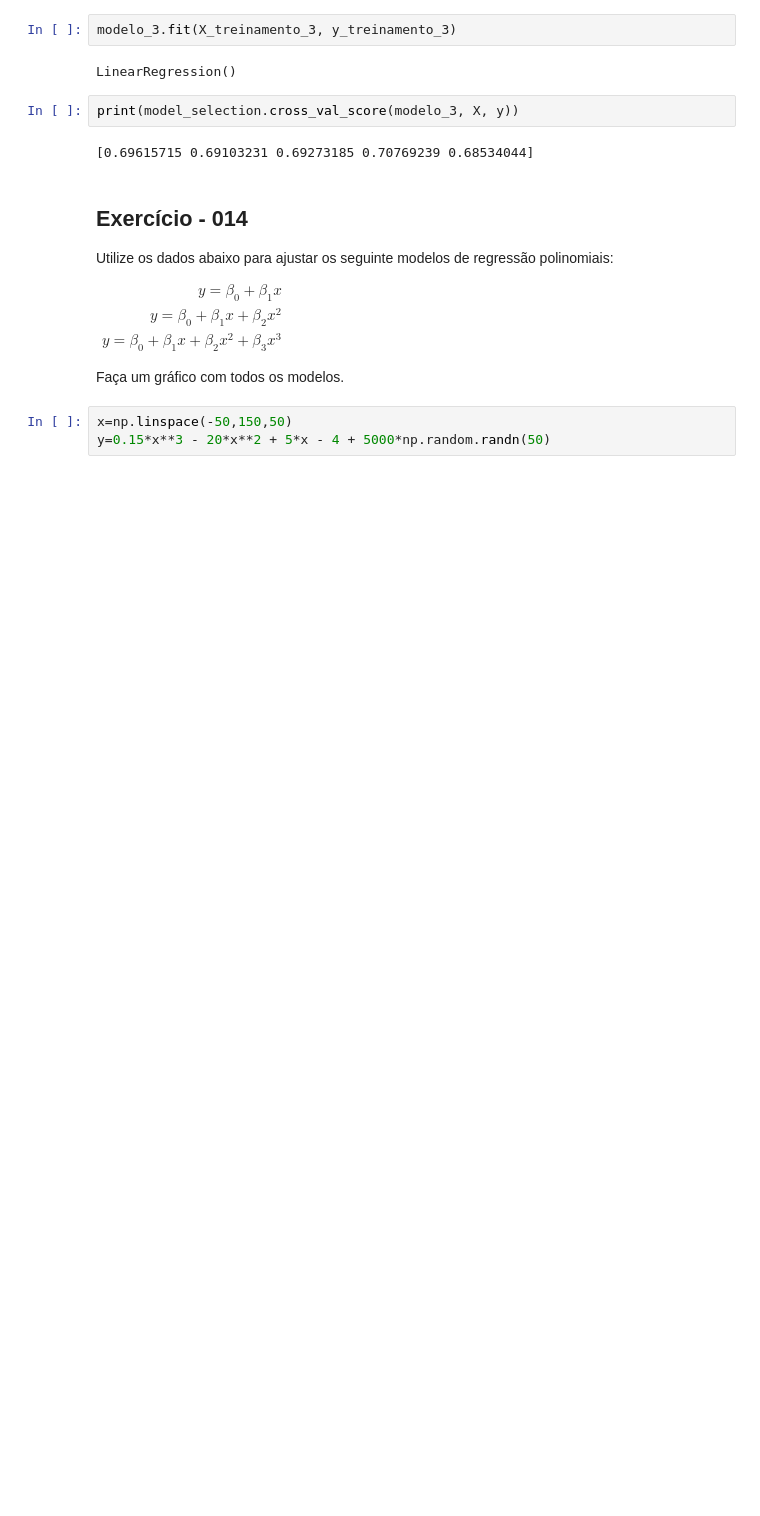
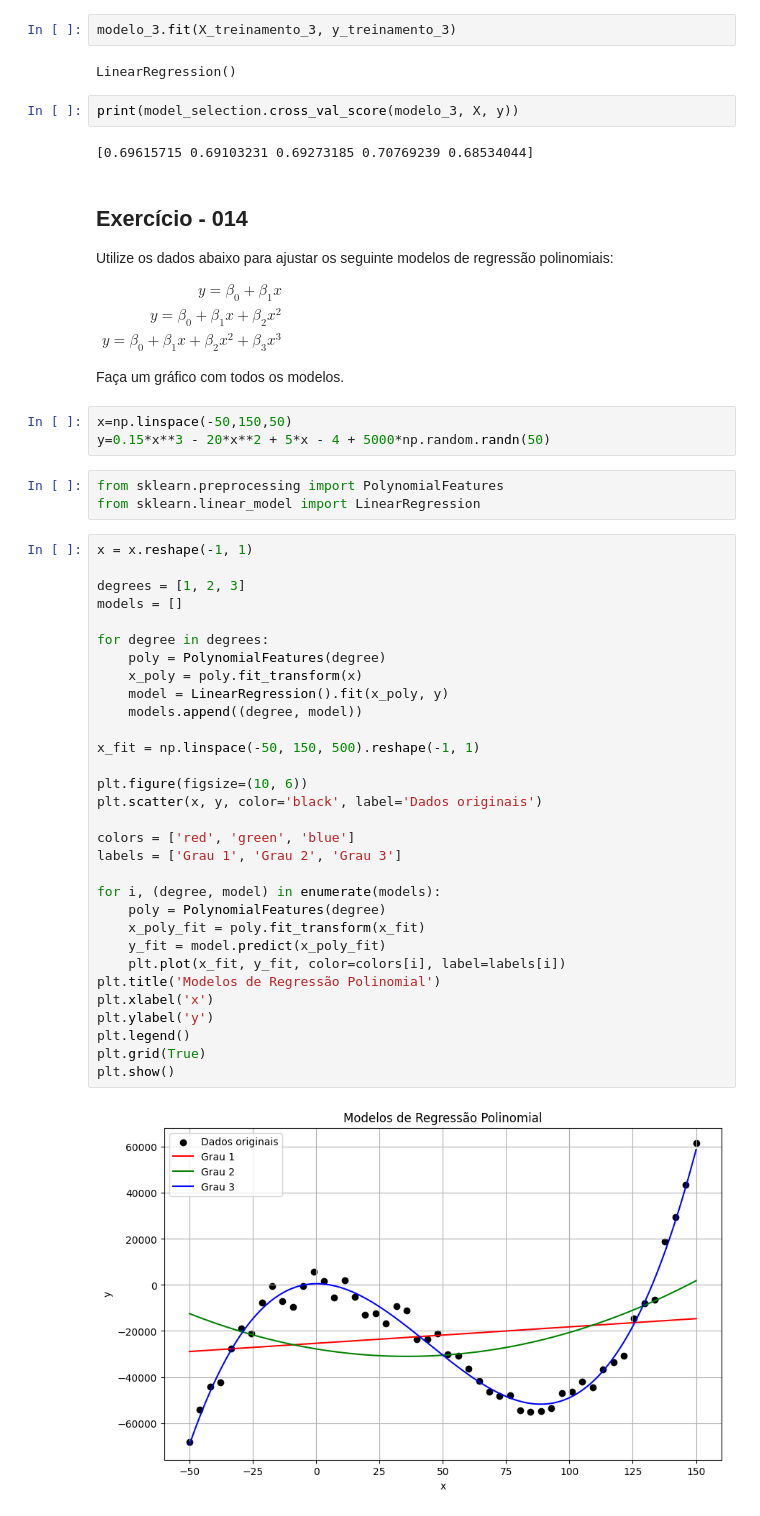
Before and after one commit to luiscruvinel/exercicios, a Jupyter notebook: lista4.ipynb, the cells around one changed output. Saved outputs shown, nothing was run; the diff lists cells and outputs as text; blank space fills up the shorter version.

```diff
--- a/lista4.ipynb
+++ b/lista4.ipynb
@@ -282,3 +282,39 @@ Faça um gráfico com todos os modelos.
 # %%
 x=np.linspace(-50,150,50)
 y=0.15*x**3 - 20*x**2 + 5*x - 4 + 5000*np.random.randn(50)
+# %%
+from sklearn.preprocessing import PolynomialFeatures
+from sklearn.linear_model import LinearRegression
+# %%
+x = x.reshape(-1, 1)
+
+degrees = [1, 2, 3]
+models = []
+
+for degree in degrees:
+    poly = PolynomialFeatures(degree)
+    x_poly = poly.fit_transform(x)
+    model = LinearRegression().fit(x_poly, y)
+    models.append((degree, model))
+
+x_fit = np.linspace(-50, 150, 500).reshape(-1, 1)
+
+plt.figure(figsize=(10, 6))
+plt.scatter(x, y, color='black', label='Dados originais')
+
+colors = ['red', 'green', 'blue']
+labels = ['Grau 1', 'Grau 2', 'Grau 3']
+
+for i, (degree, model) in enumerate(models):
+    poly = PolynomialFeatures(degree)
+    x_poly_fit = poly.fit_transform(x_fit)
+    y_fit = model.predict(x_poly_fit)
+    plt.plot(x_fit, y_fit, color=colors[i], label=labels[i])
+plt.title('Modelos de Regressão Polinomial')
+plt.xlabel('x')
+plt.ylabel('y')
+plt.legend()
+plt.grid(True)
+plt.show()
+# %% [output]
+[figure, added]
```
Also changed, not shown: parts of 6 cells of this notebook.
